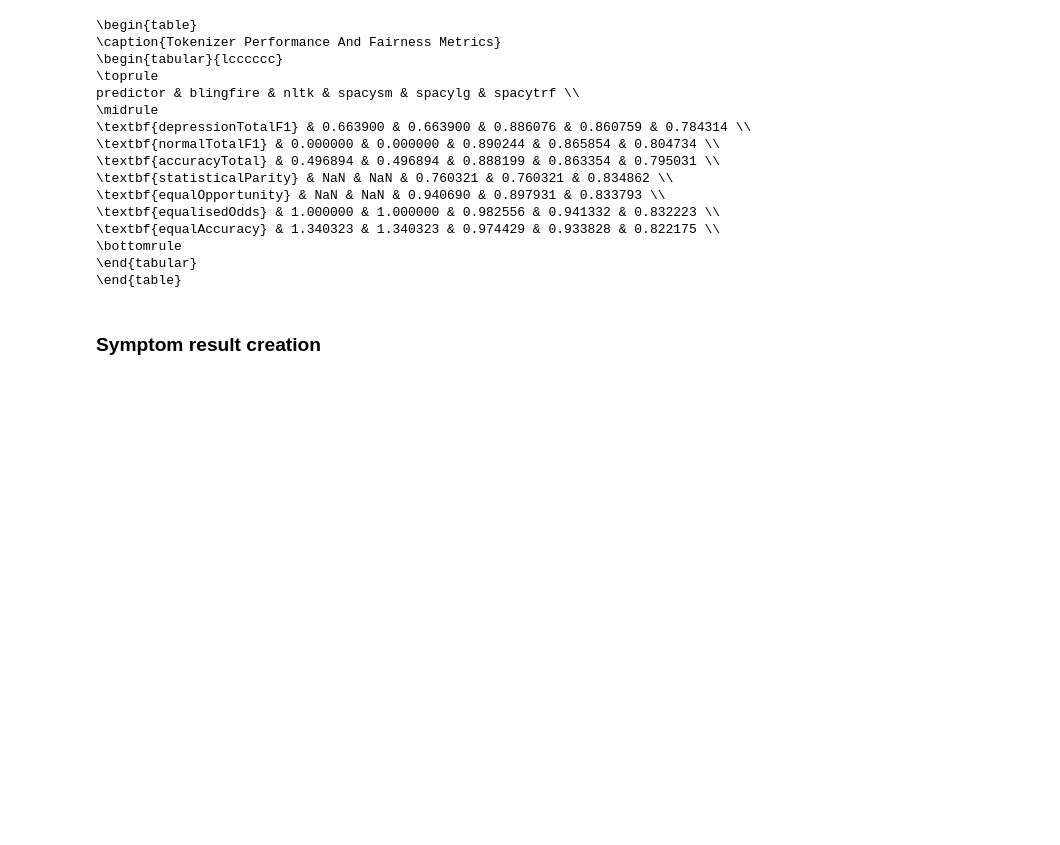
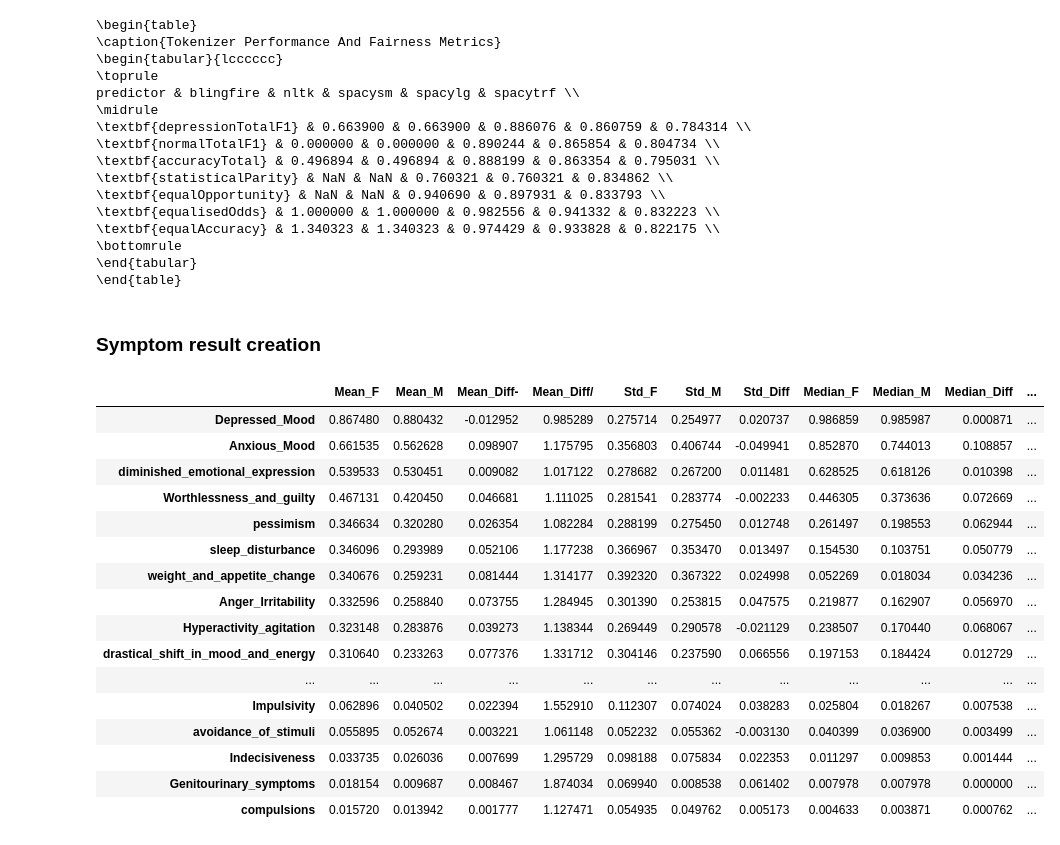
Before and after one commit to BramJanssen22/EMDD, a Jupyter notebook: D-vlog Result analysis/resultanalysis.ipynb, the cells around one changed output. Saved outputs shown, nothing was run; the diff lists cells and outputs as text; code cells hidden in the pictures; blank space fills up the shorter version.

Commit message:
symptom importance/ annotation set

```diff
--- a/D-vlog Result analysis/resultanalysis.ipynb
+++ b/D-vlog Result analysis/resultanalysis.ipynb
@@ -83,0 +84,51 @@ metricsm.to_csv('maleSymptomMetrics.csv')
+# %%
+import pandas as pd
+
+
+# Load the data
+female_data = pd.read_csv(f'{label}femaleSymptomMetrics.csv', index_col=0)
+male_data = pd.read_csv(f'{label}maleSymptomMetrics.csv', index_col=0)
+
+# Merging the dataframes
+merged_data = female_data.merge(male_data, left_index=True, right_index=True, how='inner')
+
+# Calculating differences in mean values between genders for each symptom
+merged_data['Mean_Diff-'] = merged_data['Mean_F'] - merged_data['Mean_M']
+merged_data['Mean_Diff/'] = merged_data['Mean_F']/merged_data['Mean_M']
+merged_data['Std_Diff'] = merged_data['Std_F'] - merged_data['Std_M']
+merged_data['Median_Diff'] = merged_data['Median_F'] - merged_data['Median_M']
+
+# Selecting a subset of columns to summarize the comparison
+comparison_columns = ['Mean_F', 'Mean_M', 'Mean_Diff-', 'Mean_Diff/',
+                      'Std_F', 'Std_M','Std_Diff',
+                      'Median_F', 'Median_M','Median_Diff',
+                      'Maximum_F', 'Maximum_M',
+                      'Minimum_F', 'Minimum_M',
+                    #   '25th Percentile_F', '25th Percentile_M',
+                    #   '75th Percentile_F', '75th Percentile_M',
+                    #   'Variance_F', 'Variance_M'
+                      ]
+
+# Creating a summary dataframe for comparison
+summary_comparison = merged_data[comparison_columns]
+
+# Displaying the summary for the first few symptoms for brevity
+summary_comparison.to_csv(f'{label}comparison.csv')
+# %% [output]
+|  | Mean_F | Mean_M | Mean_Diff- | Mean_Diff/ | Std_F | Std_M | Std_Diff | Median_F | Median_M | Median_Diff | ... |
+| Depressed_Mood | 0.867480 | 0.880432 | -0.012952 | 0.985289 | 0.275714 | 0.254977 | 0.020737 | 0.986859 | 0.985987 | 0.000871 | ... |
+| Anxious_Mood | 0.661535 | 0.562628 | 0.098907 | 1.175795 | 0.356803 | 0.406744 | -0.049941 | 0.852870 | 0.744013 | 0.108857 | ... |
+| diminished_emotional_expression | 0.539533 | 0.530451 | 0.009082 | 1.017122 | 0.278682 | 0.267200 | 0.011481 | 0.628525 | 0.618126 | 0.010398 | ... |
+| Worthlessness_and_guilty | 0.467131 | 0.420450 | 0.046681 | 1.111025 | 0.281541 | 0.283774 | -0.002233 | 0.446305 | 0.373636 | 0.072669 | ... |
+| pessimism | 0.346634 | 0.320280 | 0.026354 | 1.082284 | 0.288199 | 0.275450 | 0.012748 | 0.261497 | 0.198553 | 0.062944 | ... |
+| sleep_disturbance | 0.346096 | 0.293989 | 0.052106 | 1.177238 | 0.366967 | 0.353470 | 0.013497 | 0.154530 | 0.103751 | 0.050779 | ... |
+| weight_and_appetite_change | 0.340676 | 0.259231 | 0.081444 | 1.314177 | 0.392320 | 0.367322 | 0.024998 | 0.052269 | 0.018034 | 0.034236 | ... |
+| Anger_Irritability | 0.332596 | 0.258840 | 0.073755 | 1.284945 | 0.301390 | 0.253815 | 0.047575 | 0.219877 | 0.162907 | 0.056970 | ... |
+| Hyperactivity_agitation | 0.323148 | 0.283876 | 0.039273 | 1.138344 | 0.269449 | 0.290578 | -0.021129 | 0.238507 | 0.170440 | 0.068067 | ... |
+| drastical_shift_in_mood_and_energy | 0.310640 | 0.233263 | 0.077376 | 1.331712 | 0.304146 | 0.237590 | 0.066556 | 0.197153 | 0.184424 | 0.012729 | ... |
+| ... | ... | ... | ... | ... | ... | ... | ... | ... | ... | ... | ... |
+| Impulsivity | 0.062896 | 0.040502 | 0.022394 | 1.552910 | 0.112307 | 0.074024 | 0.038283 | 0.025804 | 0.018267 | 0.007538 | ... |
+| avoidance_of_stimuli | 0.055895 | 0.052674 | 0.003221 | 1.061148 | 0.052232 | 0.055362 | -0.003130 | 0.040399 | 0.036900 | 0.003499 | ... |
+| Indecisiveness | 0.033735 | 0.026036 | 0.007699 | 1.295729 | 0.098188 | 0.075834 | 0.022353 | 0.011297 | 0.009853 | 0.001444 | ... |
+| Genitourinary_symptoms | 0.018154 | 0.009687 | 0.008467 | 1.874034 | 0.069940 | 0.008538 | 0.061402 | 0.007978 | 0.007978 | 0.000000 | ... |
+| compulsions | 0.015720 | 0.013942 | 0.001777 | 1.127471 | 0.054935 | 0.049762 | 0.005173 | 0.004633 | 0.003871 | 0.000762 | ... |
```
Also changed, not shown: parts of 2 cells of this notebook, 4 other files.
